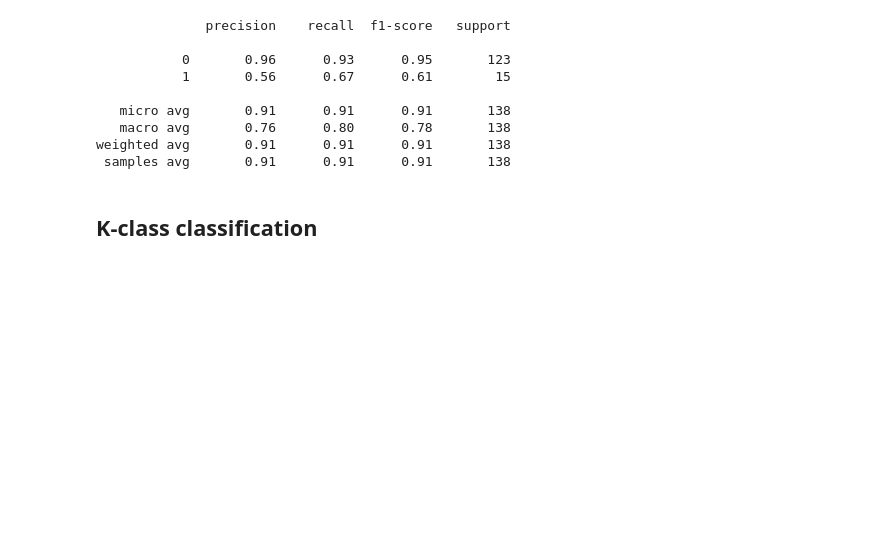
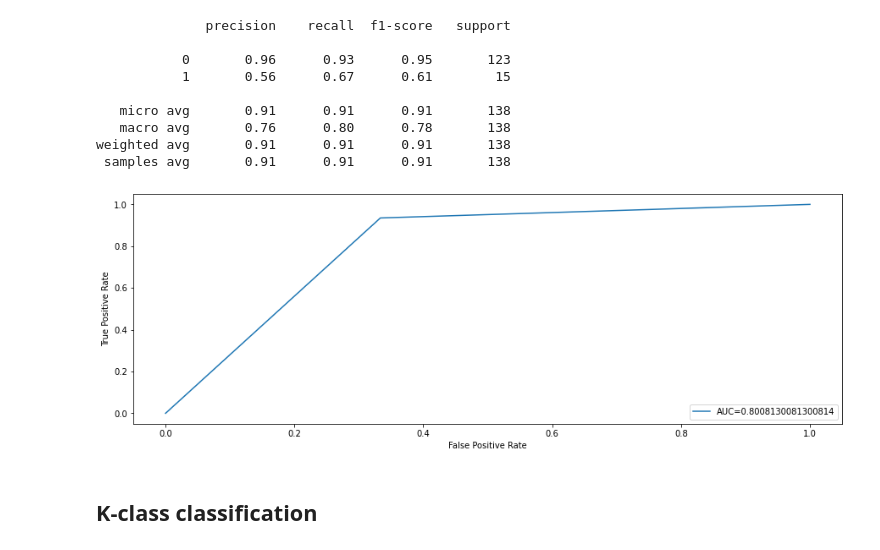
Before and after one commit to UCSD-E4E/passive-acoustic-biodiversity, a Jupyter notebook: OpenSoundScape/nips4B dataset.ipynb, the cells around one changed output. Saved outputs shown, nothing was run; the diff lists cells and outputs as text; code cells hidden in the pictures; blank space fills up the shorter version.

Commit message:
added ROC curve

```diff
--- a/OpenSoundScape/nips4B dataset.ipynb
+++ b/OpenSoundScape/nips4B dataset.ipynb
@@ -158,6 +161,18 @@ print(classification_report(valid_labels_df, valid_preds_df))
    macro avg       0.76      0.80      0.78       138
 weighted avg       0.91      0.91      0.91       138
  samples avg       0.91      0.91      0.91       138
+# %%
+fpr, tpr, _ = roc_curve(valid_labels_df['non-empty'],  valid_preds_df['non-empty'])
+auc = roc_auc_score(valid_labels_df['non-empty'],  valid_preds_df['non-empty'])
+
+#create ROC curve
+plt.plot(fpr,tpr,label="AUC="+str(auc))
+plt.ylabel('True Positive Rate')
+plt.xlabel('False Positive Rate')
+plt.legend(loc=4)
+plt.show()
+# %% [output]
+[figure, added]
 # %% [markdown]
 ## K-class classification
 # %%
```
Also changed, not shown: parts of 2 cells of this notebook.
